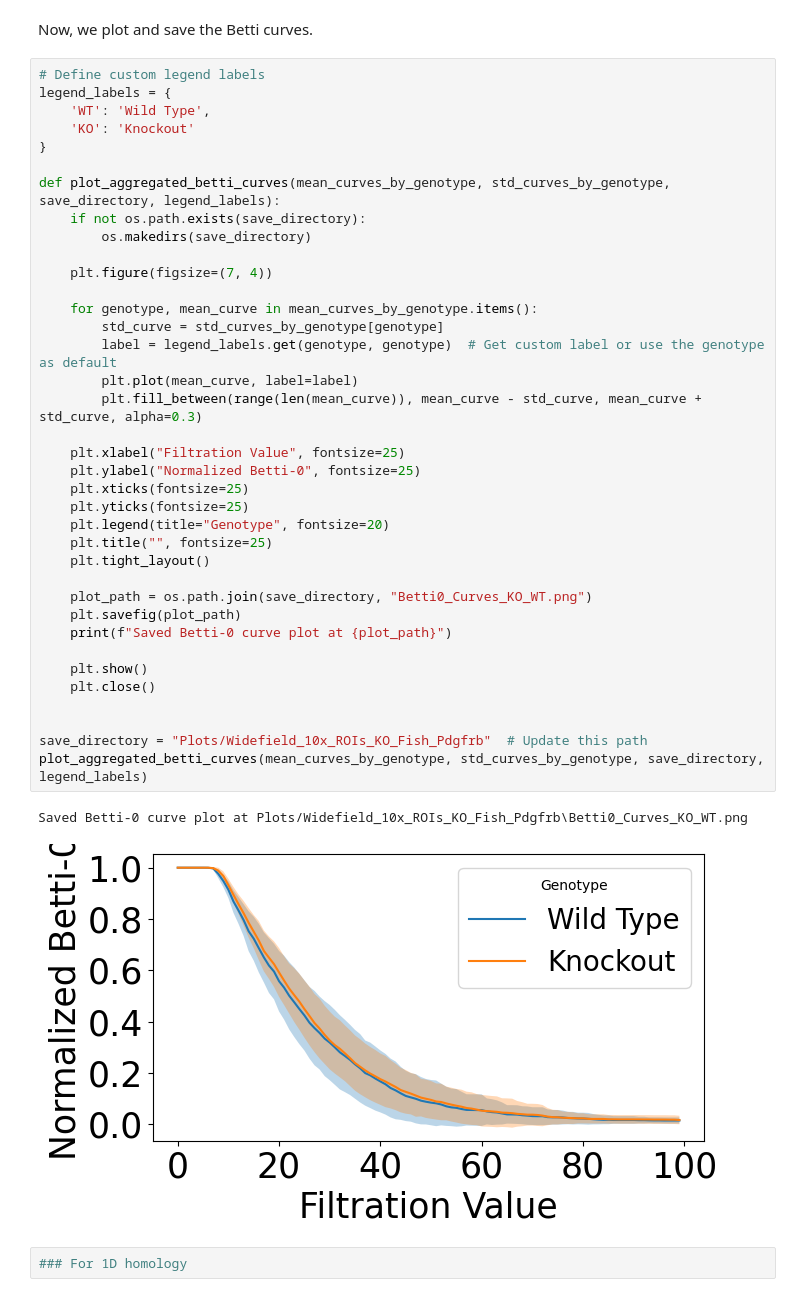
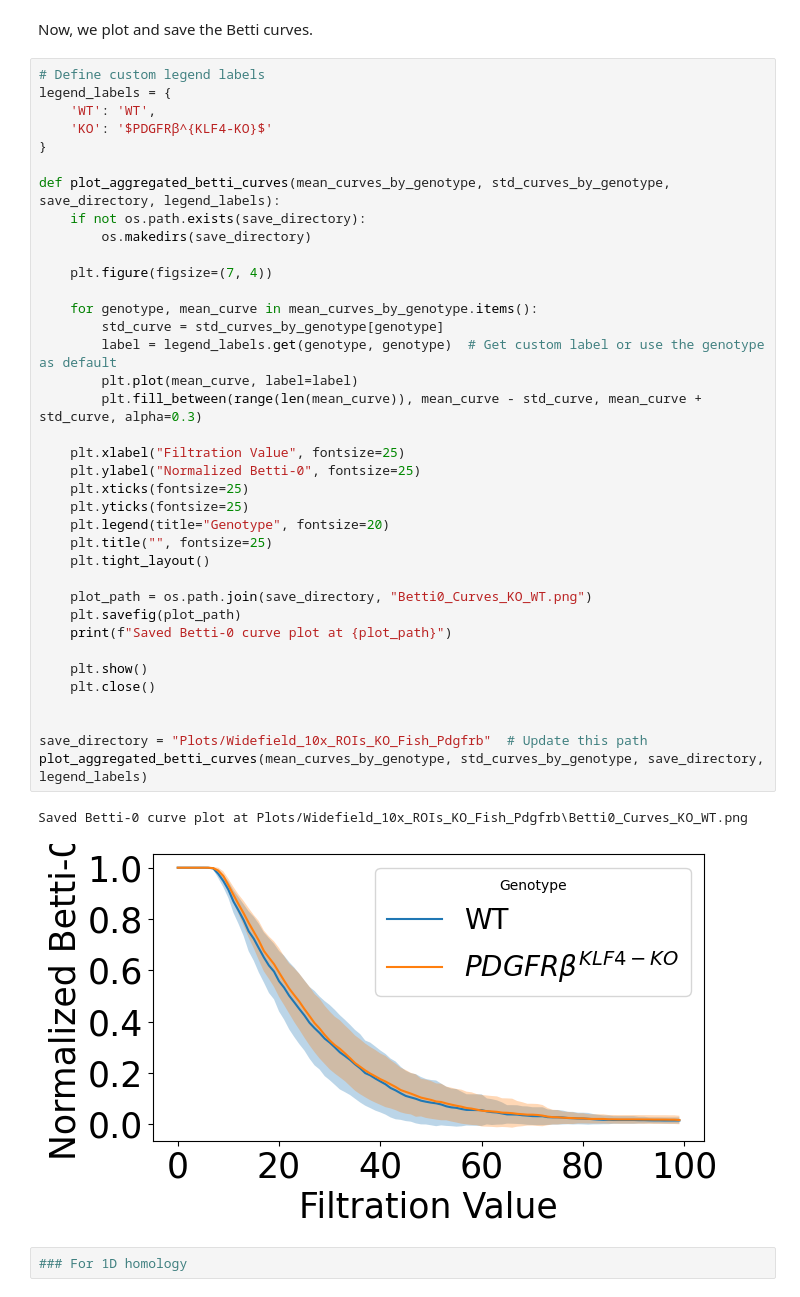
Before and after one commit to daniel-manrique/Stroke_PDGFR-B_Reactivity, a Jupyter notebook: Widefield_10x_ROIs_KO_Pdgfrb_TDA.ipynb, the cells around one changed output. Cells and saved outputs as stored; diff of their text form.

```diff
--- a/Widefield_10x_ROIs_KO_Pdgfrb_TDA.ipynb
+++ b/Widefield_10x_ROIs_KO_Pdgfrb_TDA.ipynb
@@ -477,8 +459,8 @@ Now, we plot and save the Betti curves.
 # %%
 # Define custom legend labels
 legend_labels = {
-    'WT': 'Wild Type',
-    'KO': 'Knockout'
+    'WT': 'WT',
+    'KO': '$PDGFRβ^{KLF4-KO}$'
 }
 
 def plot_aggregated_betti_curves(mean_curves_by_genotype, std_curves_by_genotype, save_directory, legend_labels):
@@ -486,34 +468,34 @@ def plot_aggregated_betti_curves(mean_curves_by_genotype, std_curves_by_genotype
         os.makedirs(save_directory)
 
     plt.figure(figsize=(7, 4))
 
     for genotype, mean_curve in mean_curves_by_genotype.items():
         std_curve = std_curves_by_genotype[genotype]
         label = legend_labels.get(genotype, genotype)  # Get custom label or use the genotype as default
         plt.plot(mean_curve, label=label)
         plt.fill_between(range(len(mean_curve)), mean_curve - std_curve, mean_curve + std_curve, alpha=0.3)
 
     plt.xlabel("Filtration Value", fontsize=25)
     plt.ylabel("Normalized Betti-0", fontsize=25)
     plt.xticks(fontsize=25)
     plt.yticks(fontsize=25)
     plt.legend(title="Genotype", fontsize=20)
     plt.title("", fontsize=25)
     plt.tight_layout()
 
     plot_path = os.path.join(save_directory, "Betti0_Curves_KO_WT.png")
     plt.savefig(plot_path)
     print(f"Saved Betti-0 curve plot at {plot_path}")
 
     plt.show()
     plt.close()
 
 
 save_directory = "Plots/Widefield_10x_ROIs_KO_Fish_Pdgfrb"  # Update this path
 plot_aggregated_betti_curves(mean_curves_by_genotype, std_curves_by_genotype, save_directory, legend_labels)
 # %% [output]
 Saved Betti-0 curve plot at Plots/Widefield_10x_ROIs_KO_Fish_Pdgfrb\Betti0_Curves_KO_WT.png
-[figure, old version]
+[figure, new version]
 # %%
 ### For 1D homology
 # %%
```
Also changed, not shown: parts of 8 cells of this notebook, 5 other files.
